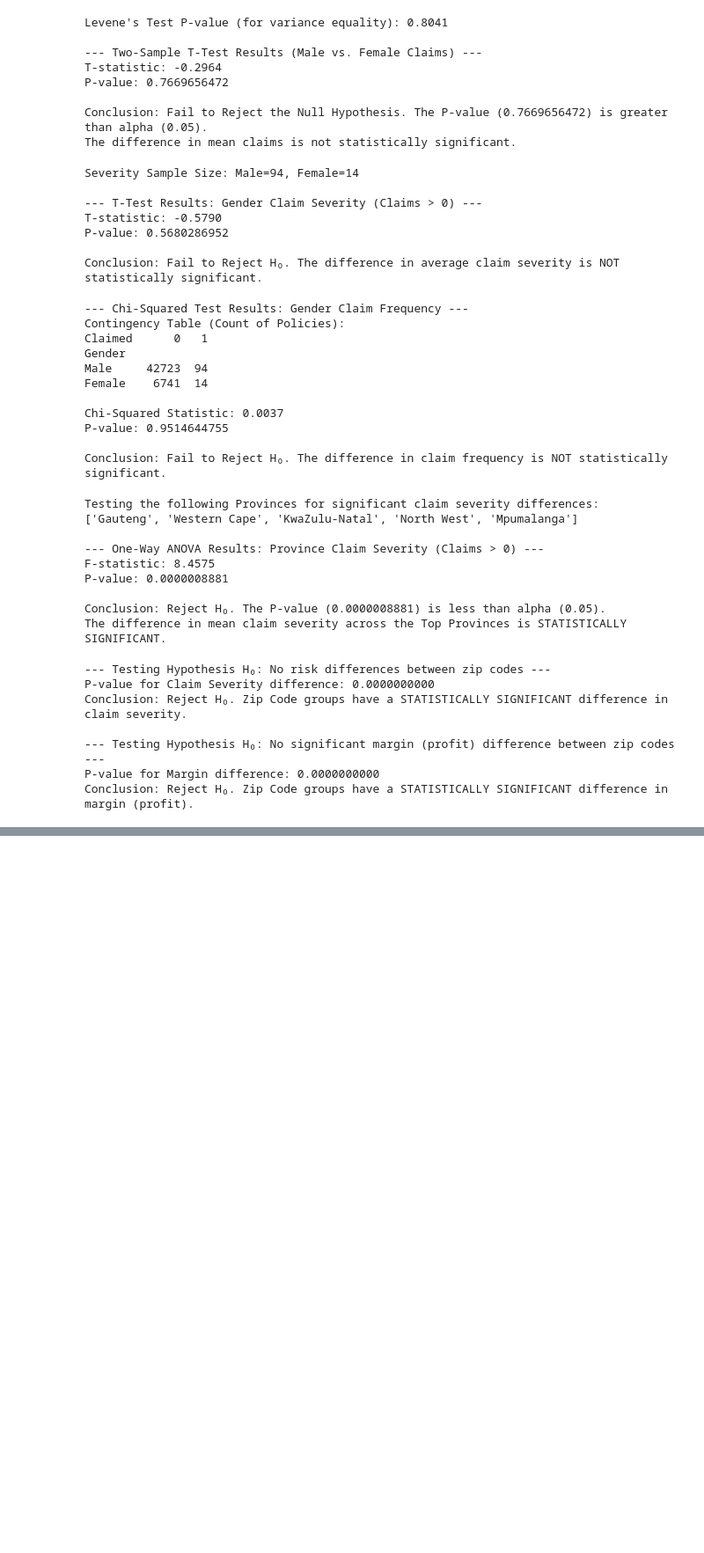
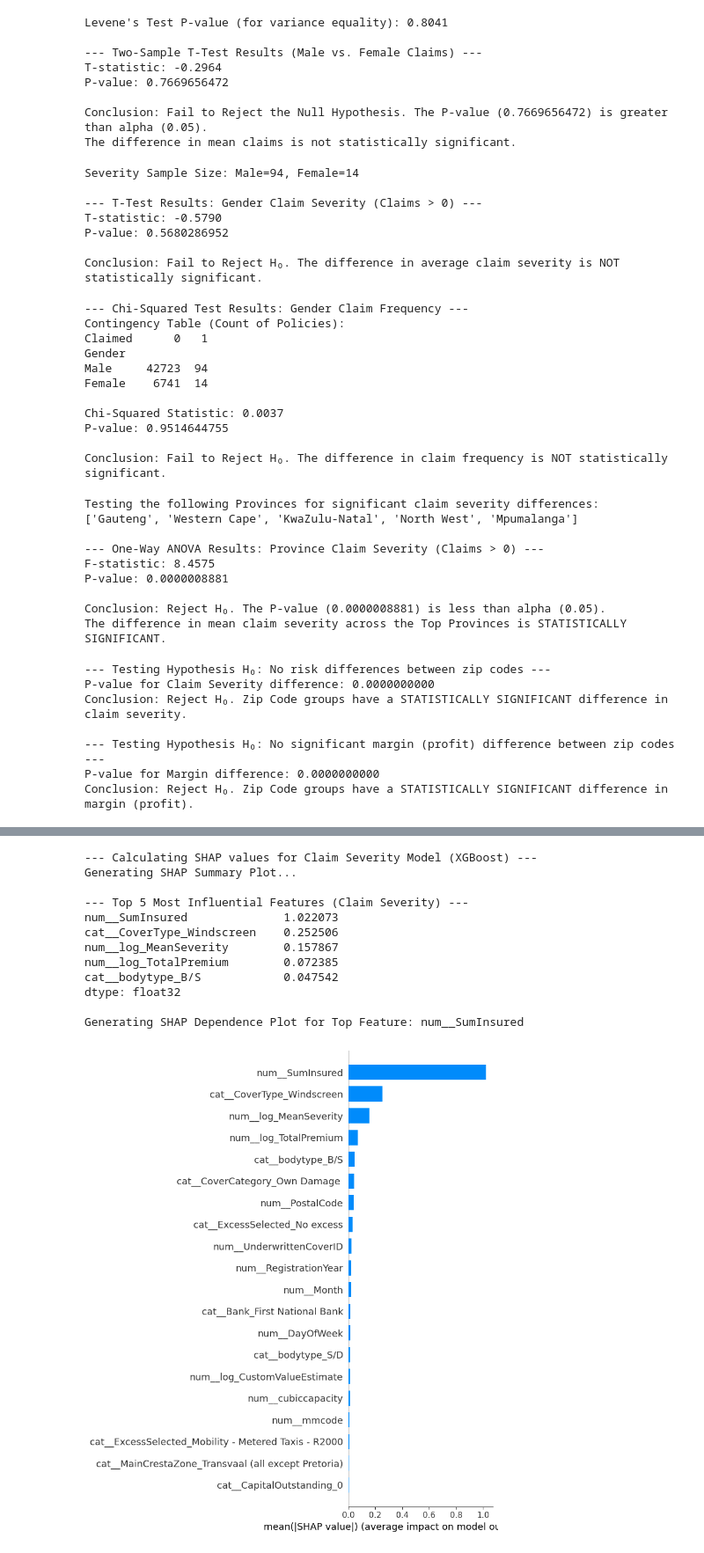
Before and after one commit to AstraMeron/insurance-risk-analytics, a Jupyter notebook: EDA.ipynb, the cells around one changed output, grey strips where cells are left out. Shown: that part at 88% size. Cells and saved outputs as stored; diff of their text form; code cells hidden in the pictures; blank space fills up the shorter version.

Commit message:
feat(task4): Built Claim Severity (XGBoost) and Frequency Models. Implemented SHAP analysis and demonstrated Risk-Based Pricing Framework.

```diff
--- a/EDA.ipynb
+++ b/EDA.ipynb
@@ -657,0 +968,78 @@ Conclusion: Reject H₀. Zip Code groups have a STATISTICALLY SIGNIFICANT differ
+# %%
+import shap
+import pandas as pd
+import numpy as np
+
+# Ensure the best model (XGBoost Regressor) is available from Step 3.2
+# and the processed test data (X_test_processed_sev) is available.
+
+# 1. Map the processed features back to human-readable names
+# This is necessary because the processed array X_test_processed_sev has generic column names
+feature_map = {f'f{i}': name for i, name in enumerate(feature_names_sev)}
+
+# Create an explainer for the XGBoost Regressor
+# The XGBoost model is already trained as 'xgb_sev'
+print("--- Calculating SHAP values for Claim Severity Model (XGBoost) ---")
+explainer_sev = shap.TreeExplainer(xgb_sev)
+
+# Calculate SHAP values for a subset of the test data (to speed up computation)
+# Note: Using the sparse matrix output from preprocessor_sev
+shap_values_sev = explainer_sev.shap_values(X_test_processed_sev[:2000])
+
+
+# 2. Map SHAP values to feature names for plotting
+# Create a DataFrame of the processed test data slice with mapped feature names
+X_test_processed_df_sev = pd.DataFrame(
+    X_test_processed_sev[:2000].todense() if hasattr(X_test_processed_sev, 'todense') else X_test_processed_sev[:2000],
+    columns=feature_names_sev
+)
+
+# 3. Generate Summary Plot (Magnitude of Feature Impact)
+print("Generating SHAP Summary Plot...")
+# The summary plot shows which features are most important and their direction (positive/negative impact)
+
+# We use the built-in SHAP plotting functions.
+# Note: This will generate an inline plot in your notebook.
+
+shap.summary_plot(
+    shap_values_sev,
+    X_test_processed_df_sev,
+    plot_type="bar",
+    show=False # Prevent immediate display to allow better formatting
+)
+
+# --- Top 5 Most Influential Features ---
+# Get the mean absolute SHAP value for each feature
+mean_abs_shap_sev = np.abs(shap_values_sev).mean(axis=0)
+feature_importance_sev = pd.Series(mean_abs_shap_sev, index=feature_names_sev)
+top_5_features_sev = feature_importance_sev.nlargest(5)
+
+print("\n--- Top 5 Most Influential Features (Claim Severity) ---")
+print(top_5_features_sev)
+
+# Select the top feature for a detailed plot (e.g., dependence plot)
+top_feature_name = top_5_features_sev.index[0]
+
+print(f"\nGenerating SHAP Dependence Plot for Top Feature: {top_feature_name}")
+# Plotting the raw SHAP values provides the clearest business interpretation.
+# This plot shows how the feature's value impacts the claim size prediction.
+shap.dependence_plot(
+    top_feature_name,
+    shap_values_sev,
+    X_test_processed_df_sev,
+    show=False # Prevent immediate display
+)
+# %% [output]
+--- Calculating SHAP values for Claim Severity Model (XGBoost) ---
+Generating SHAP Summary Plot...
+
+--- Top 5 Most Influential Features (Claim Severity) ---
+num__SumInsured              1.022073
+cat__CoverType_Windscreen    0.252506
+num__log_MeanSeverity        0.157867
+num__log_TotalPremium        0.072385
+cat__bodytype_B/S            0.047542
+dtype: float32
+
+Generating SHAP Dependence Plot for Top Feature: num__SumInsured
+[figure, added]
```
Also changed, not shown: parts of 8 cells of this notebook.
